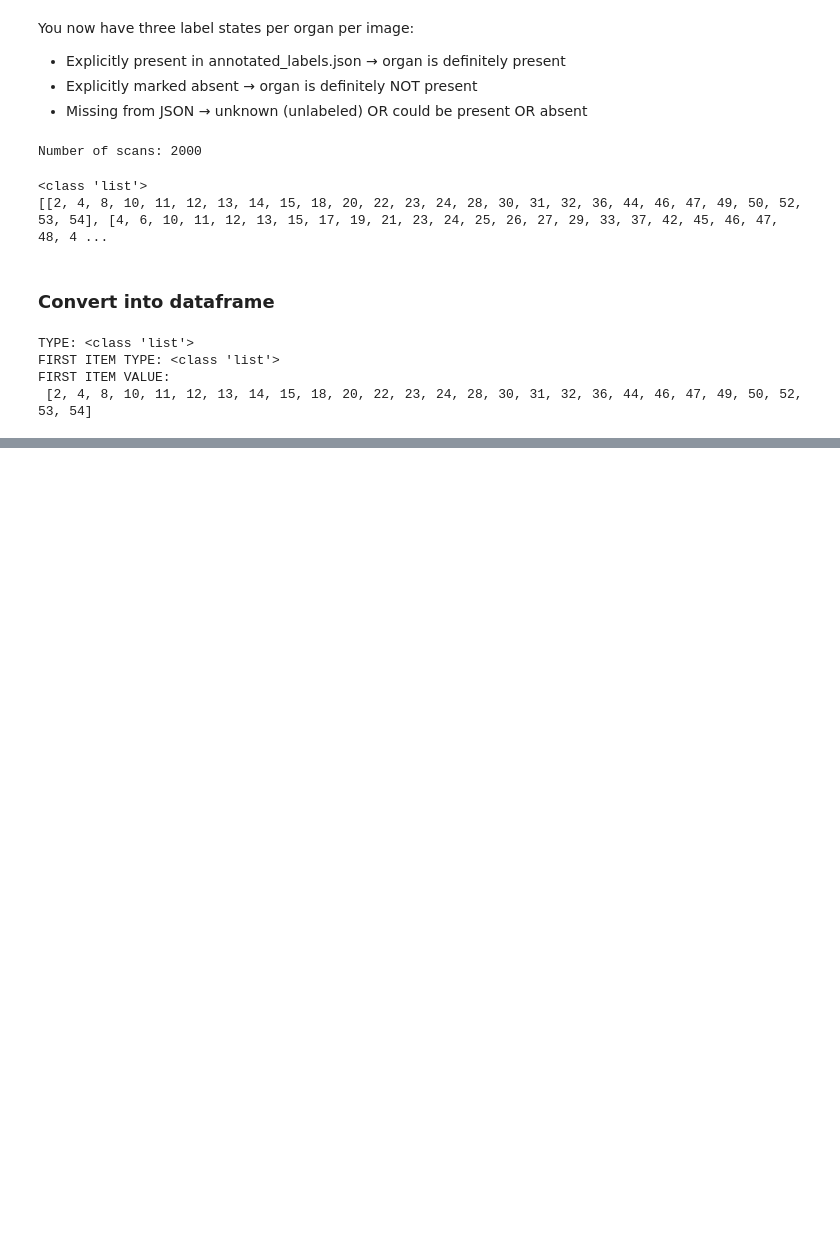
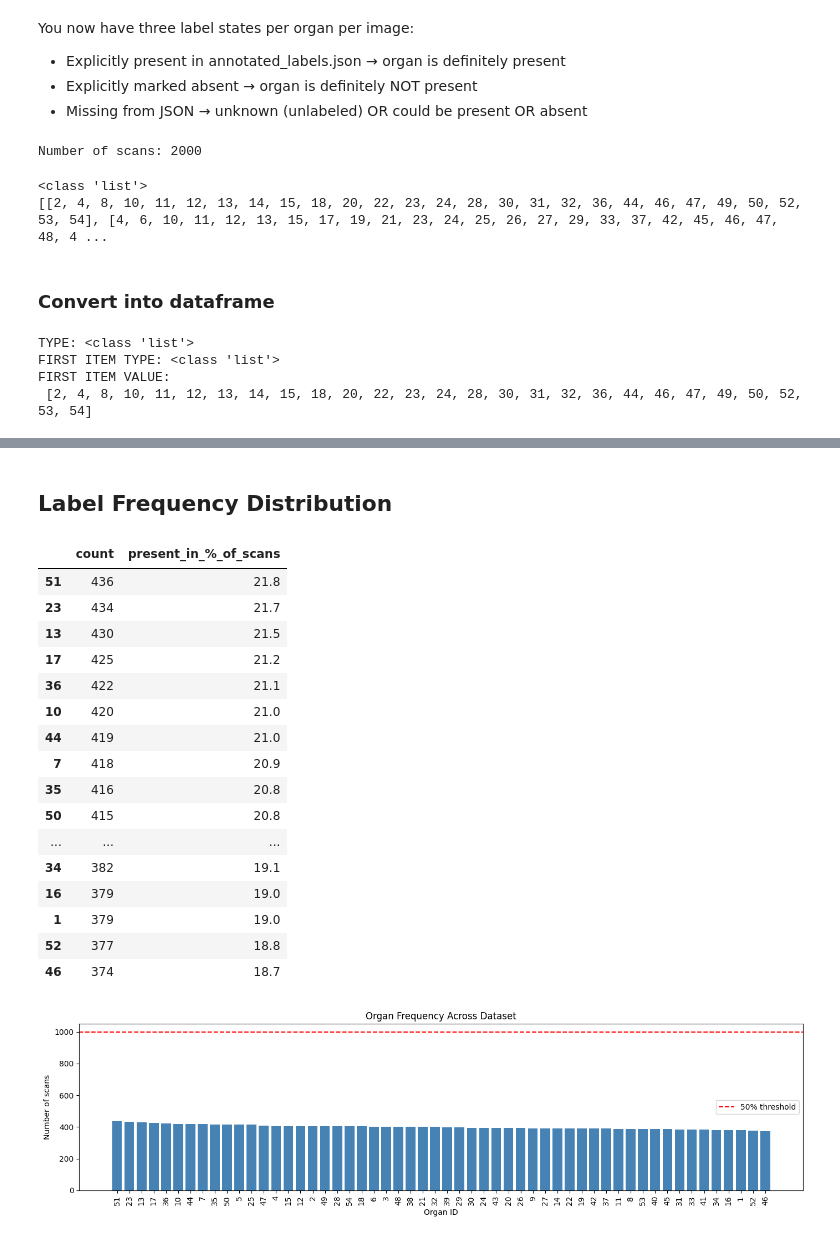
Before and after one commit to kaSae6/AnatomicStructuresSegmentation, a Jupyter notebook: 1_DatasetCharacteristics/exploratory_data_analysis.ipynb, the cells around one changed output, grey strips where cells are left out. Cells and saved outputs as stored; diff of their text form; code cells hidden in the pictures; blank space fills up the shorter version.

Commit message:
data exploration (with labels)

```diff
--- a/1_DatasetCharacteristics/exploratory_data_analysis.ipynb
+++ b/1_DatasetCharacteristics/exploratory_data_analysis.ipynb
@@ -581,0 +682,13 @@ FIRST ITEM VALUE:
+# %%
+# Binary matrix: images × organ_ids
+binary = np.zeros((len(annotations), len(all_label_ids)), dtype=np.uint8)
+id_to_col = {label_id: i for i, label_id in enumerate(all_label_ids)}
+
+for row_idx, present_ids in enumerate(annotations):
+    for label_id in present_ids:
+        binary[row_idx, id_to_col[label_id]] = 1
+
+df_labels = pd.DataFrame(binary, columns=all_label_ids)
+
+print("Binary matrix shape (images × organs):", df_labels.shape)
+display(df_labels.head())
@@ -581,0 +704,41 @@ FIRST ITEM VALUE:
+# %% [markdown]
+## Label Frequency Distribution
+# %%
+import matplotlib.pyplot as plt
+
+freq = df_labels.sum().sort_values(ascending=False)
+freq_pct = (freq / len(df_labels) * 100).round(1)
+
+summary = pd.DataFrame({"count": freq, "present_in_%_of_scans": freq_pct})
+display(summary)
+
+fig, ax = plt.subplots(figsize=(14, 4))
+ax.bar(range(len(freq)), freq.values, color="steelblue")
+ax.set_xticks(range(len(freq)))
+ax.set_xticklabels(freq.index, rotation=90)
+ax.set_xlabel("Organ ID")
+ax.set_ylabel("Number of scans")
+ax.set_title("Organ Frequency Across Dataset")
+ax.axhline(len(df_labels) * 0.5, color="red", linestyle="--", label="50% threshold")
+ax.legend()
+plt.tight_layout()
+plt.show()
+# %% [output]
+|  | count | present_in_%_of_scans |
+| 51 | 436 | 21.8 |
+| 23 | 434 | 21.7 |
+| 13 | 430 | 21.5 |
+| 17 | 425 | 21.2 |
+| 36 | 422 | 21.1 |
+| 10 | 420 | 21.0 |
+| 44 | 419 | 21.0 |
+| 7 | 418 | 20.9 |
+| 35 | 416 | 20.8 |
+| 50 | 415 | 20.8 |
+| ... | ... | ... |
+| 34 | 382 | 19.1 |
+| 16 | 379 | 19.0 |
+| 1 | 379 | 19.0 |
+| 52 | 377 | 18.8 |
+| 46 | 374 | 18.7 |
+[figure, added]
```
Also changed, not shown: parts of 10 cells of this notebook.
